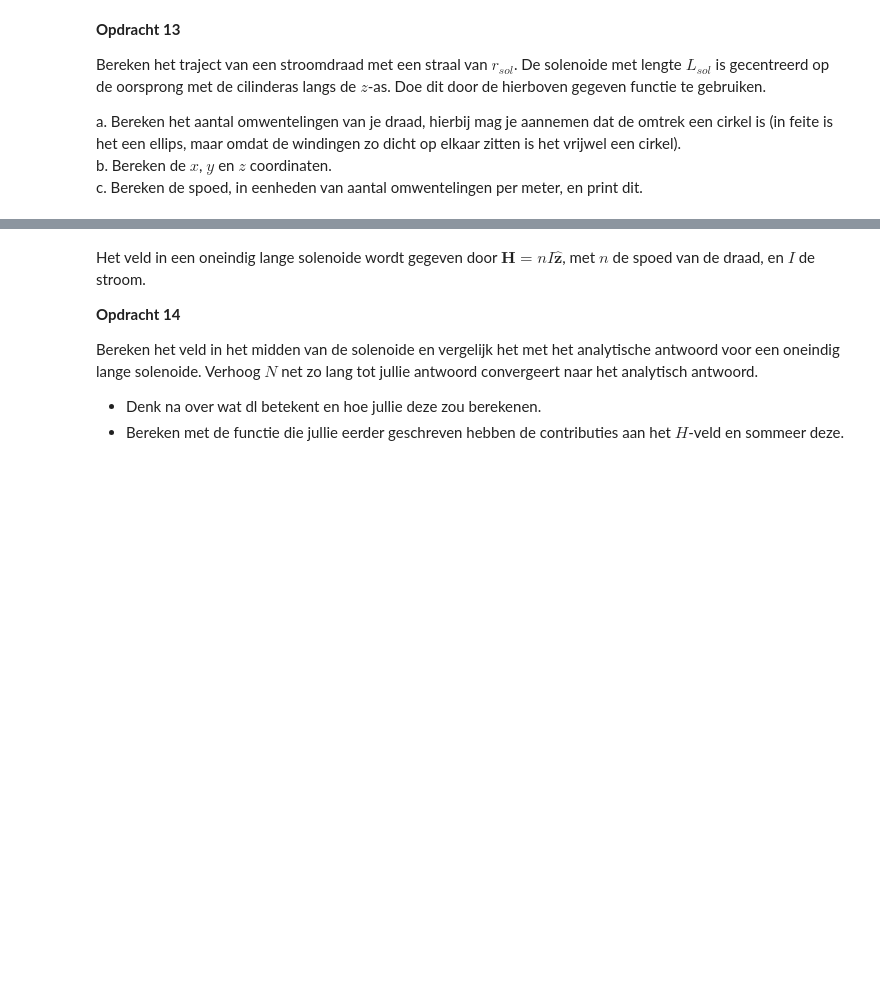
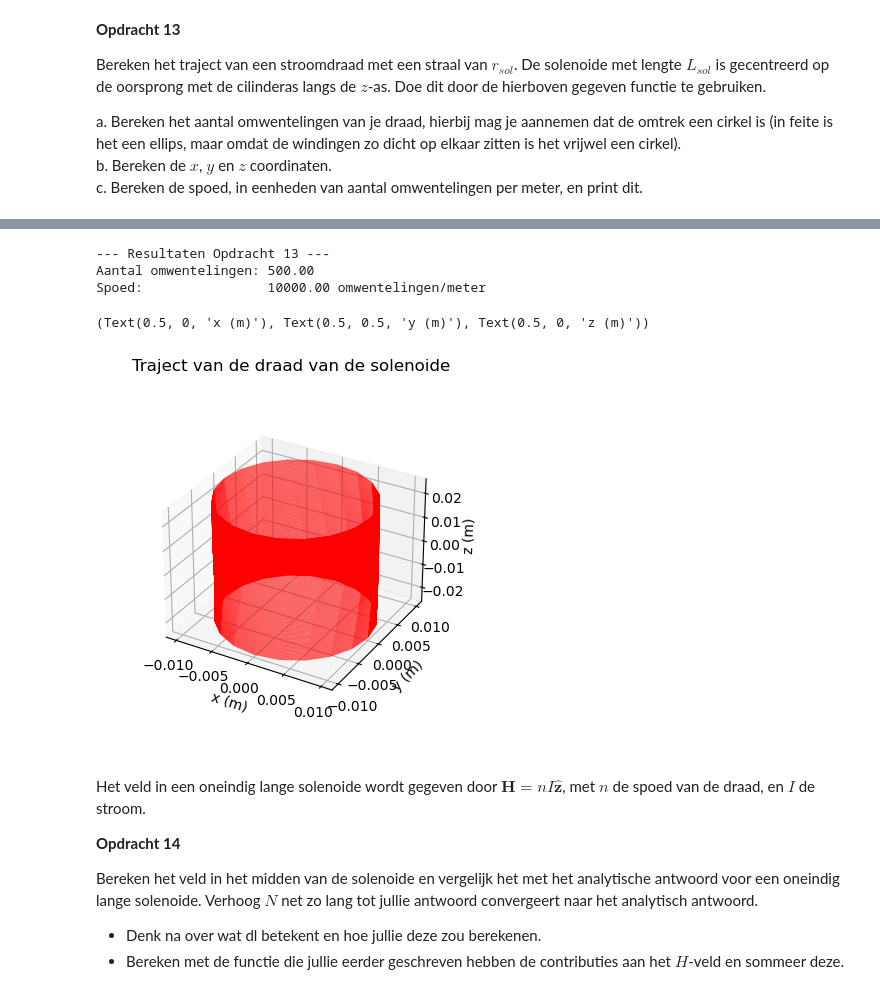
Before and after one commit to carstenschroevers-eng/opdrachten-DEF-D, a Jupyter notebook: KrachtactuatorOpdracht.ipynb, the cells around one changed output, grey strips where cells are left out. Cells and saved outputs as stored; diff of their text form; code cells hidden in the pictures; blank space fills up the shorter version.

```diff
--- a/KrachtactuatorOpdracht.ipynb
+++ b/KrachtactuatorOpdracht.ipynb
@@ -374,3 +553,43 @@ SyntaxError: invalid syntax (3296463479.py, line 1)
+# %%
+import numpy as np
+
+# --- Parameters (Gebruik hier de waarden van je actuator/ruimteschip) ---
+L_sol = 0.05          # Lengte van de spoel in meters (bijv. 5 cm)
+r_sol = 0.01          # Straal van de spoel in meters (1 cm)
+r_draad = 0.0001      # Straal van de draad (0.1 mm draad -> r = 0.05 mm = 0.00005?)
+                      # Let op: gebruik hier de DIKTE (diameter) voor de windingen.
+d_draad = 0.0001      # 0.1 mm diameter
+
+
+# a. Bereken het aantal omwentelingen (uitgaande van één strakke laag)
+# Hoeveel draadjes van d_draad passen er naast elkaar op lengte L_sol?
+aantal_omwentelingen = L_sol / d_draad
+
+# b. Bereken de x, y en z coördinaten
+# We gebruiken N_punten = 10000 voor een mooie gladde spiraal
+N_punten = 10000
+x, y, z = parametrisatie(N_punten, r_sol, aantal_omwentelingen, L_sol)
+
+# c. Bereken de spoed (turns per meter)
+spoed = aantal_omwentelingen / L_sol
+
+# Resultaten printen
+print(f"--- Resultaten Opdracht 13 ---")
+print(f"Aantal omwentelingen: {aantal_omwentelingen:.2f}")
+print(f"Spoed:                {spoed:.2f} omwentelingen/meter")
+
+# Enkele plots
+ax=plt.figure().add_subplot(projection='3d')
+plt.title('Traject van de draad van de solenoide')
+plt.plot(x, y, z, '-r', linewidth=0.1)
+ax.set_box_aspect(aspect=None, zoom=0.8)
+ax.set_xlabel('x (m)'), ax.set_ylabel('y (m)'), ax.set_zlabel('z (m)')
+# %% [output]
+--- Resultaten Opdracht 13 ---
+Aantal omwentelingen: 500.00
+Spoed:                10000.00 omwentelingen/meter
+(Text(0.5, 0, 'x (m)'), Text(0.5, 0.5, 'y (m)'), Text(0.5, 0, 'z (m)'))
+[figure, added]
 # %% [markdown]
 Het veld in een oneindig lange solenoide wordt gegeven door $\mathbf{H} = n I \hat{\mathbf{z}}$, met $n$ de spoed van de draad, en $I$ de stroom.
 
```
Also changed, not shown: parts of 14 cells of this notebook.
